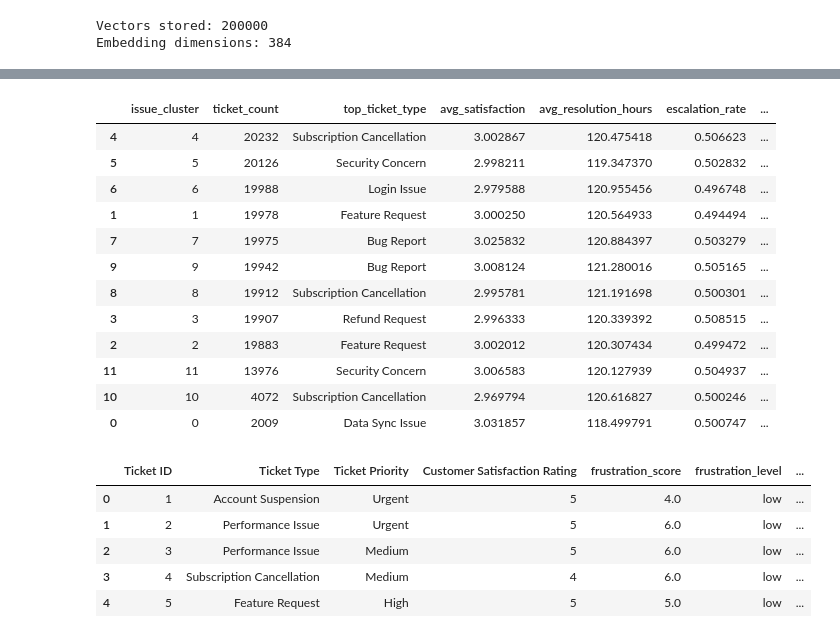
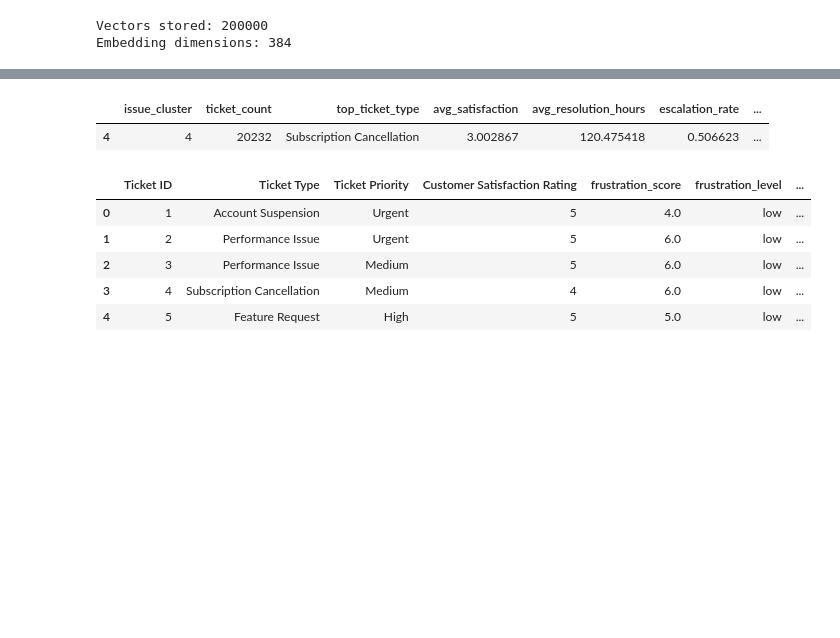
Before and after one commit to hrideya163/Customer-Support-Insight-System, a Jupyter notebook: main.ipynb, the cells around one changed output, grey strips where cells are left out. Cells and saved outputs as stored; diff of their text form; code cells hidden in the pictures; blank space fills up the shorter version.

```diff
--- a/main.ipynb
+++ b/main.ipynb
@@ -292,45 +292,34 @@ cluster_model = KMeans(
 work["issue_cluster"] = cluster_model.fit_predict(ticket_embeddings)
 
 vectorizer = CountVectorizer(max_features=3000, stop_words="english", ngram_range=(1, 2))
 term_matrix = vectorizer.fit_transform(work["clean_ticket_text"])
 terms = np.array(vectorizer.get_feature_names_out())
 
 
 def top_terms_for_cluster(cluster_id, top_n=8):
     mask = work["issue_cluster"].values == cluster_id
     mean_terms = np.asarray(term_matrix[mask].mean(axis=0)).ravel()
     top_indices = mean_terms.argsort()[::-1][:top_n]
     return ", ".join(terms[top_indices])
 
 cluster_summary = (
     work.groupby("issue_cluster")
     .agg(
         ticket_count=("Ticket ID", "count"),
         top_ticket_type=("Ticket Type", lambda x: x.mode().iat[0]),
         avg_satisfaction=("Customer Satisfaction Rating", "mean"),
         avg_resolution_hours=("resolution_time_hours", "mean"),
         escalation_rate=("escalated", "mean"),
         sla_breach_rate=("sla_breached", "mean")
     )
     .reset_index()
 )
 
 cluster_summary["top_terms"] = cluster_summary["issue_cluster"].apply(top_terms_for_cluster)
-cluster_summary.sort_values("ticket_count", ascending=False).head(12)
+cluster_summary.sort_values("ticket_count", ascending=False).head(1)
 # %% [output]
 |  | issue_cluster | ticket_count | top_ticket_type | avg_satisfaction | avg_resolution_hours | escalation_rate | ... |
 | 4 | 4 | 20232 | Subscription Cancellation | 3.002867 | 120.475418 | 0.506623 | ... |
-| 5 | 5 | 20126 | Security Concern | 2.998211 | 119.347370 | 0.502832 | ... |
-| 6 | 6 | 19988 | Login Issue | 2.979588 | 120.955456 | 0.496748 | ... |
-| 1 | 1 | 19978 | Feature Request | 3.000250 | 120.564933 | 0.494494 | ... |
-| 7 | 7 | 19975 | Bug Report | 3.025832 | 120.884397 | 0.503279 | ... |
-| 9 | 9 | 19942 | Bug Report | 3.008124 | 121.280016 | 0.505165 | ... |
-| 8 | 8 | 19912 | Subscription Cancellation | 2.995781 | 121.191698 | 0.500301 | ... |
-| 3 | 3 | 19907 | Refund Request | 2.996333 | 120.339392 | 0.508515 | ... |
-| 2 | 2 | 19883 | Feature Request | 3.002012 | 120.307434 | 0.499472 | ... |
-| 11 | 11 | 13976 | Security Concern | 3.006583 | 120.127939 | 0.504937 | ... |
-| 10 | 10 | 4072 | Subscription Cancellation | 2.969794 | 120.616827 | 0.500246 | ... |
-| 0 | 0 | 2009 | Data Sync Issue | 3.031857 | 118.499791 | 0.500747 | ... |
 # %%
 def llm_sentiment_for_ticket(ticket_text, rating, priority):
     prompt = f"""
```
Also changed, not shown: parts of 5 cells of this notebook, 9 other files.
